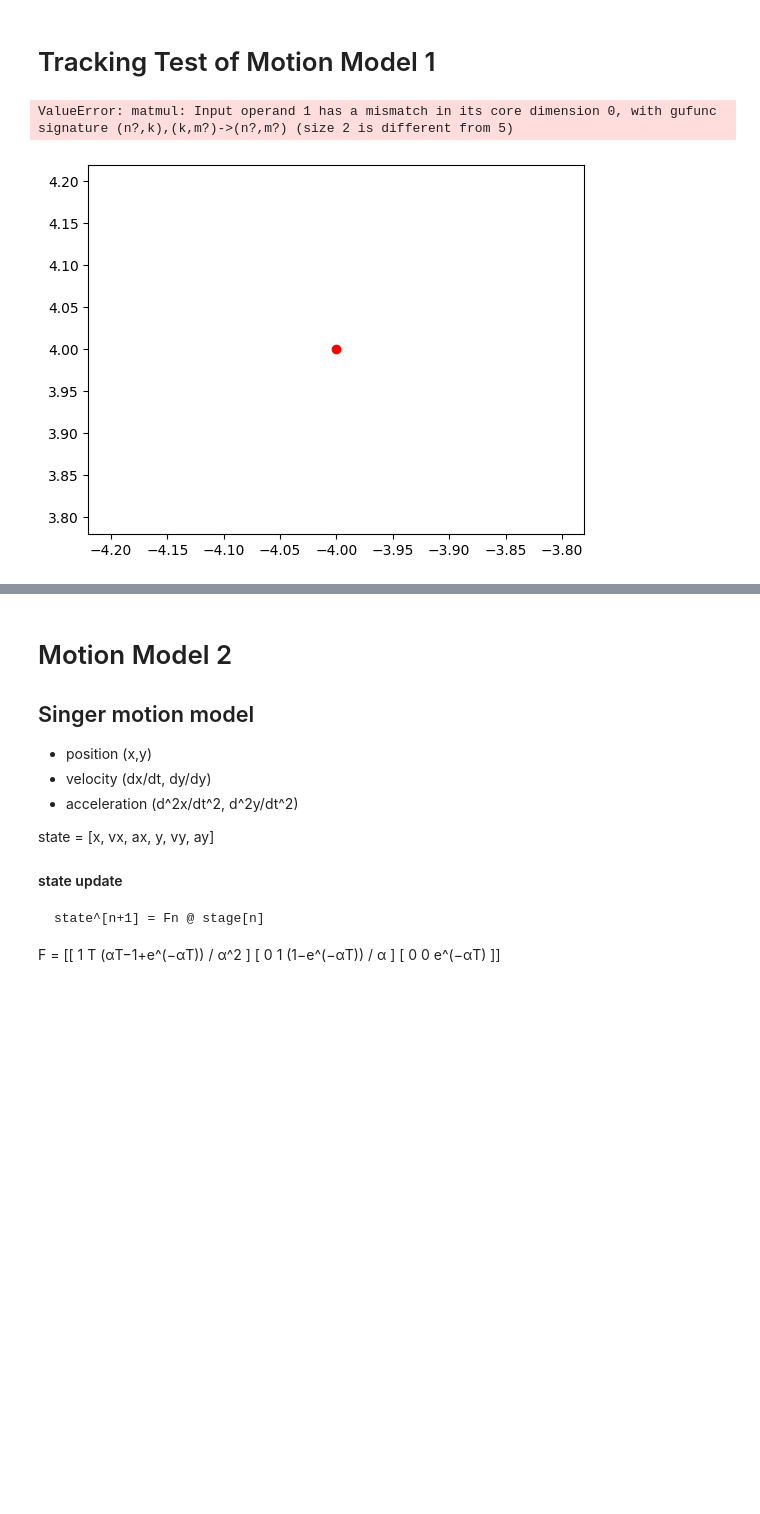
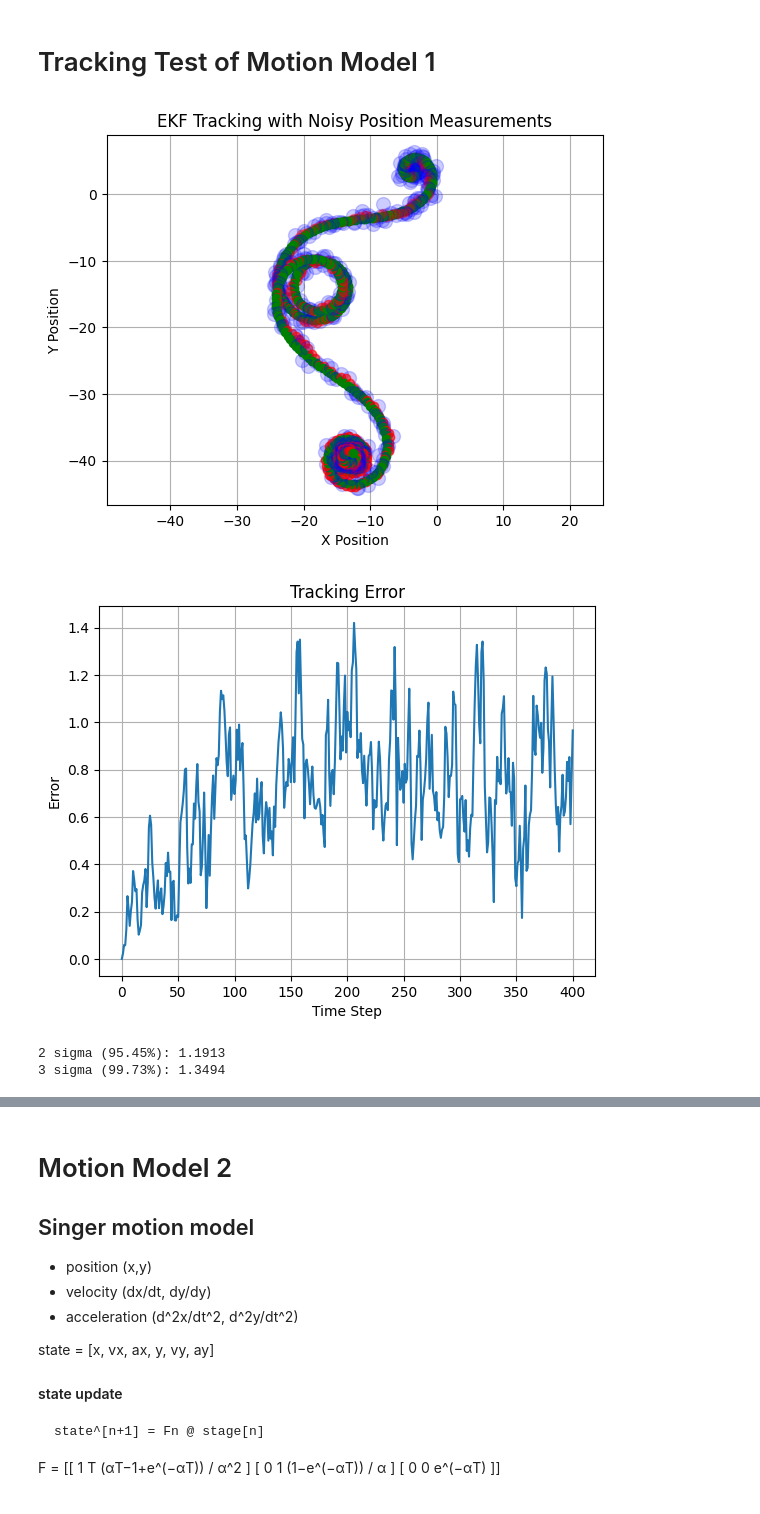
Before and after one commit to emlyons/tdoa_simulator, a Jupyter notebook: tracking.ipynb, the cells around one changed output, grey strips where cells are left out. Saved outputs shown, nothing was run; the diff lists cells and outputs as text; code cells hidden in the pictures; blank space fills up the shorter version.

```diff
--- a/tracking.ipynb
+++ b/tracking.ipynb
@@ -223,9 +228,10 @@ plt.show()
 # Coordinated Turn with Velocity and Rate (CTVR) EKF
 # constant linear and angular velocity
 class CTVR_EKF(EKFBase):
-    def __init__(self, state, R):
+    def __init__(self, state):
         P = np.eye(5) * 1e-2  # State covariance matrix
         Q = np.eye(5) * 1e-2  # Process noise covariance
+        R = np.eye(2) * 0.5  # Measurement noise covariance
         I = np.eye(5)
         super().__init__(state, P, Q, R, I)
 
@@ -346,32 +352,34 @@ plt.figure()
 track_error = [np.linalg.norm(np.array(pos_track[i]) - np.array(pos_true[i])) for i in range(len(pos_track))]
 plt.plot(track_error)
 plt.title('Tracking Error')
 plt.xlabel('Time Step')
 plt.ylabel('Error')
 plt.grid()
 plt.show()
 
 sorted_errors = np.sort(track_error)
 cdf = np.arange(1, len(sorted_errors)+1) / len(sorted_errors)
 
 sigma2 = np.percentile(track_error, 95.45)
 sigma3 = np.percentile(track_error, 99.73)
 
 print(f"2 sigma (95.45%): {sigma2:.4f}")
 print(f"3 sigma (99.73%): {sigma3:.4f}")
 
 plt.figure(figsize=(8, 6))
 plt.plot(sorted_errors, cdf)
 plt.axvline(sigma2, color='orange', linestyle='--', label=f'2σ = {sigma2:.4f}')
 plt.axhline(0.9545, color='orange', linestyle='--')
 plt.axvline(sigma3, color='red', linestyle='--', label=f'3σ = {sigma3:.4f}')
 plt.axhline(0.9973, color='red', linestyle='--')
 plt.title('Empirical CDF of Tracking Error')
 plt.xlabel('Tracking Error')
 plt.ylabel('CDF')
 plt.legend()
 plt.grid()
 plt.show()
 # %% [output]
+[figure, new version]
+[figure, added]
-ValueError: matmul: Input operand 1 has a mismatch in its core dimension 0, with gufunc signature (n?,k),(k,m?)->(n?,m?) (size 2 is different from 5)
+2 sigma (95.45%): 1.1913
+3 sigma (99.73%): 1.3494
-[figure, old version]
```
Also changed, not shown: parts of 3 cells of this notebook, 6 other files.
